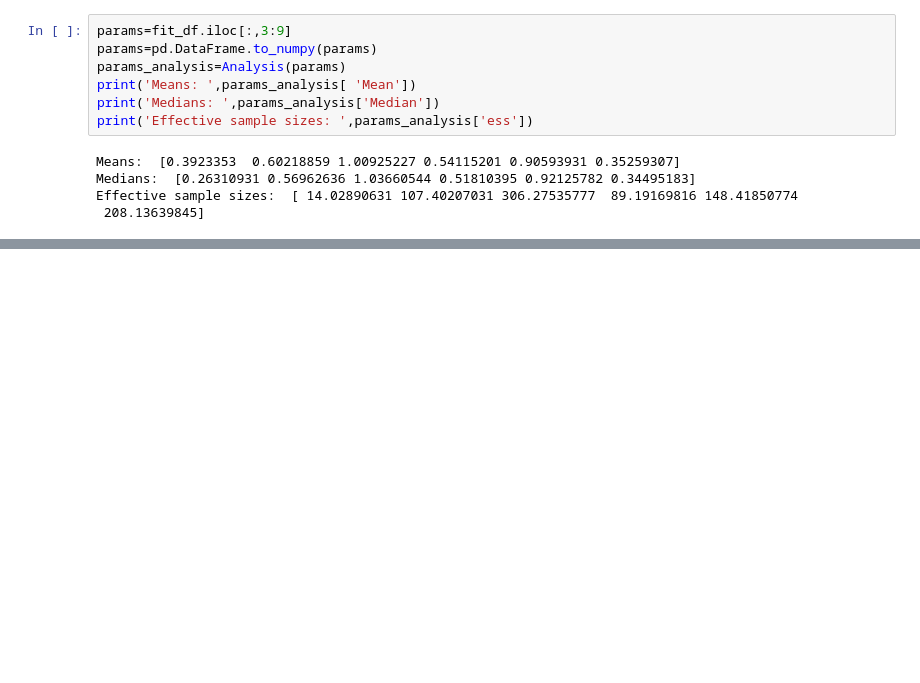
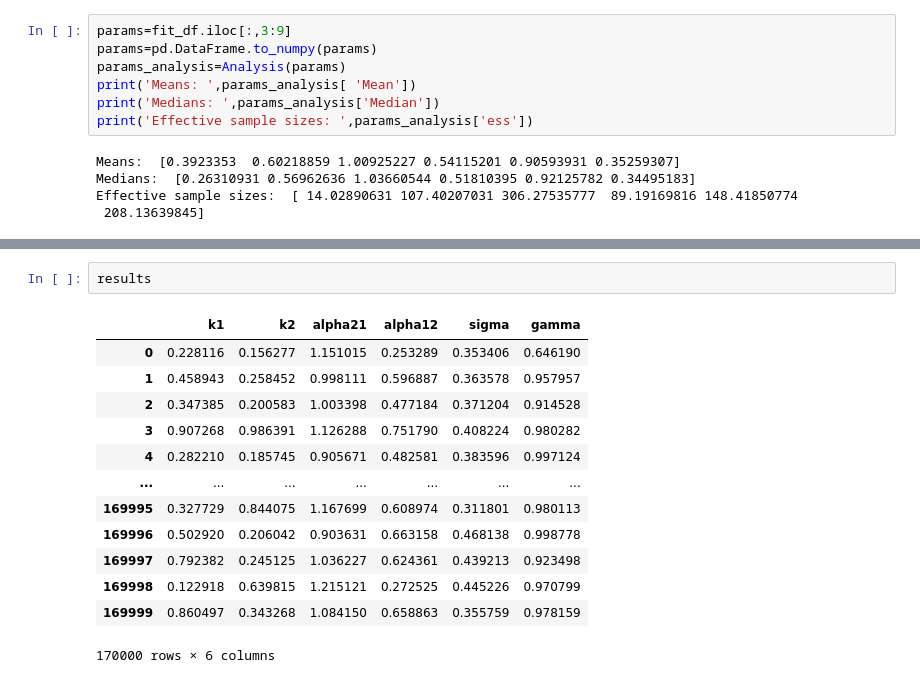
Before and after one commit to jear2412/BUQ-ODEsMCMC, a Jupyter notebook: SoilCarbonModelling.ipynb, the cells around one changed output, grey strips where cells are left out. Cells and saved outputs as stored; diff of their text form; blank space fills up the shorter version.

```diff
--- a/SoilCarbonModelling.ipynb
+++ b/SoilCarbonModelling.ipynb
@@ -358,0 +410,16 @@ Effective sample sizes:  [ 14.02890631 107.40207031 306.27535777  89.19169816 14
+# %%
+results
+# %% [output]
+|  | k1 | k2 | alpha21 | alpha12 | sigma | gamma |
+| 0 | 0.228116 | 0.156277 | 1.151015 | 0.253289 | 0.353406 | 0.646190 |
+| 1 | 0.458943 | 0.258452 | 0.998111 | 0.596887 | 0.363578 | 0.957957 |
+| 2 | 0.347385 | 0.200583 | 1.003398 | 0.477184 | 0.371204 | 0.914528 |
+| 3 | 0.907268 | 0.986391 | 1.126288 | 0.751790 | 0.408224 | 0.980282 |
+| 4 | 0.282210 | 0.185745 | 0.905671 | 0.482581 | 0.383596 | 0.997124 |
+| ... | ... | ... | ... | ... | ... | ... |
+| 169995 | 0.327729 | 0.844075 | 1.167699 | 0.608974 | 0.311801 | 0.980113 |
+| 169996 | 0.502920 | 0.206042 | 0.903631 | 0.663158 | 0.468138 | 0.998778 |
+| 169997 | 0.792382 | 0.245125 | 1.036227 | 0.624361 | 0.439213 | 0.923498 |
+| 169998 | 0.122918 | 0.639815 | 1.215121 | 0.272525 | 0.445226 | 0.970799 |
+| 169999 | 0.860497 | 0.343268 | 1.084150 | 0.658863 | 0.355759 | 0.978159 |
+170000 rows × 6 columns
```
Also changed, not shown: parts of 7 cells of this notebook.
